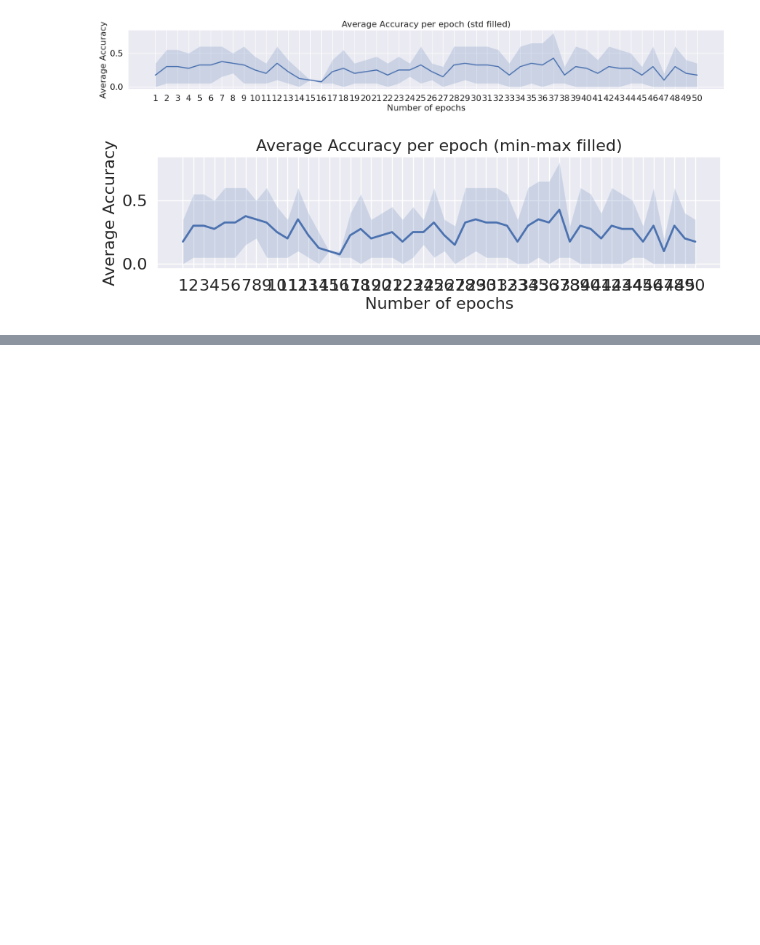
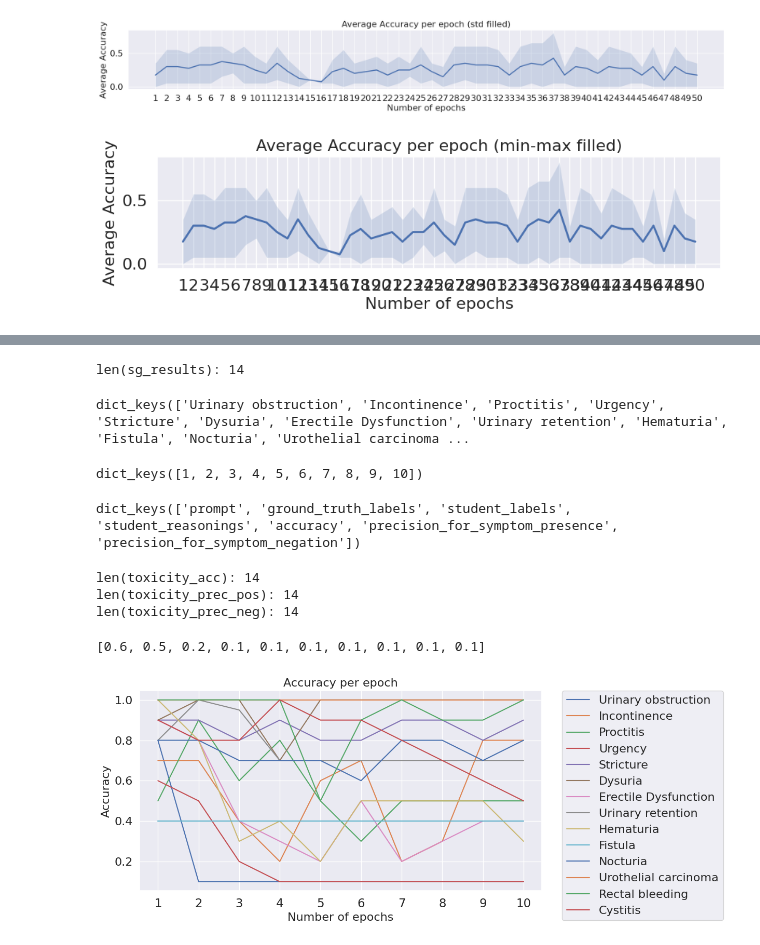
Before and after one commit to HAAIL/llm-prompt-engineering, a Jupyter notebook: mixtral_single_graded.ipynb, the cells around one changed output, grey strips where cells are left out. Drawn from its saved outputs; the diff is of its cells as text; code cells hidden in the pictures; blank space fills up the shorter version.

Commit message:
added reasoning

```diff
--- a/mixtral_single_graded.ipynb
+++ b/mixtral_single_graded.ipynb
@@ -921,0 +916,63 @@ plt.show()
+# %%
+sg_results = {}
+output_dir = 'pickles/single_graded/mixtral/adjusted_3/adaptability_true/'
+for result_pkl in os.listdir(output_dir):
+    if '.pkl' in result_pkl:
+        with open(output_dir + result_pkl, 'rb') as file:
+            toxicity = result_pkl.split('.')[0]
+            sg_results[toxicity] = pickle.load(file)
+print('len(sg_results):', len(sg_results))
+# %% [output]
+len(sg_results): 14
+# %%
+sg_results.keys()
+# %% [output]
+dict_keys(['Urinary obstruction', 'Incontinence', 'Proctitis', 'Urgency', 'Stricture', 'Dysuria', 'Erectile Dysfunction', 'Urinary retention', 'Hematuria', 'Fistula', 'Nocturia', 'Urothelial carcinoma ...
+# %%
+sg_results['Urgency'].keys()
+# %% [output]
+dict_keys([1, 2, 3, 4, 5, 6, 7, 8, 9, 10])
+# %%
+sg_results['Urgency'][1].keys()
+# %% [output]
+dict_keys(['prompt', 'ground_truth_labels', 'student_labels', 'student_reasonings', 'accuracy', 'precision_for_symptom_presence', 'precision_for_symptom_negation'])
+# %%
+toxicity_acc, toxicity_prec_pos, toxicity_prec_neg = {}, {}, {}
+for toxicity in sg_results:
+    toxicity_acc[toxicity] = []
+    toxicity_prec_pos[toxicity] = []
+    toxicity_prec_neg[toxicity] = []
+    for patient in sg_results[toxicity]:
+        toxicity_acc[toxicity].append(sg_results[toxicity][patient]['accuracy'])
+        toxicity_prec_pos[toxicity].append(sg_results[toxicity][patient]['precision_for_symptom_presence'])
+        toxicity_prec_neg[toxicity].append(sg_results[toxicity][patient]['precision_for_symptom_negation'])
+
+print('len(toxicity_acc):', len(toxicity_acc))
+print('len(toxicity_prec_pos):', len(toxicity_prec_pos))
+print('len(toxicity_prec_neg):', len(toxicity_prec_neg))
+# %% [output]
+len(toxicity_acc): 14
+len(toxicity_prec_pos): 14
+len(toxicity_prec_neg): 14
+# %%
+toxicity_acc['Urgency']
+# %% [output]
+[0.6, 0.5, 0.2, 0.1, 0.1, 0.1, 0.1, 0.1, 0.1, 0.1]
+# %%
+import matplotlib.pyplot as plt
+import numpy as np
+
+#draw a line chart where the x-axis is the number of epochs and the y-axis is the accuracy. each line is a different toxicity
+for toxicity in toxicity_acc:
+    plt.plot(np.arange(1, 11), toxicity_acc[toxicity], label=toxicity)
+plt.xlabel('Number of epochs', fontsize=16)
+plt.ylabel('Accuracy', fontsize=16)
+plt.xticks(np.arange(1, 11, 1))
+plt.yticks(fontsize=16)  # Enlarge tick label font size
+plt.title('Accuracy per epoch', fontsize=16)
+plt.gcf().set_size_inches(10, 5)
+#show the legend outside the plot
+plt.legend(bbox_to_anchor=(1.05, 1), loc='upper left', borderaxespad=0, fontsize=16)
+plt.show()
+# %% [output]
+[figure, added]
```
Also changed, not shown: parts of 7 cells of this notebook.
